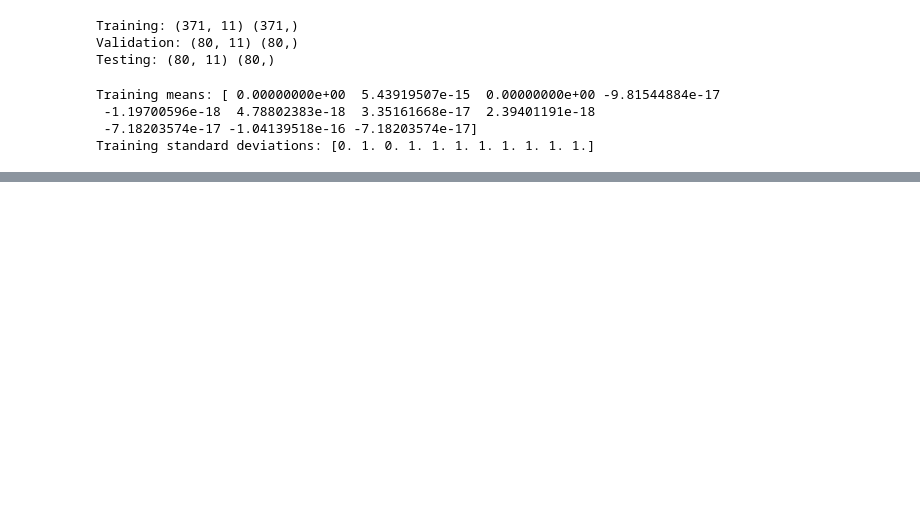
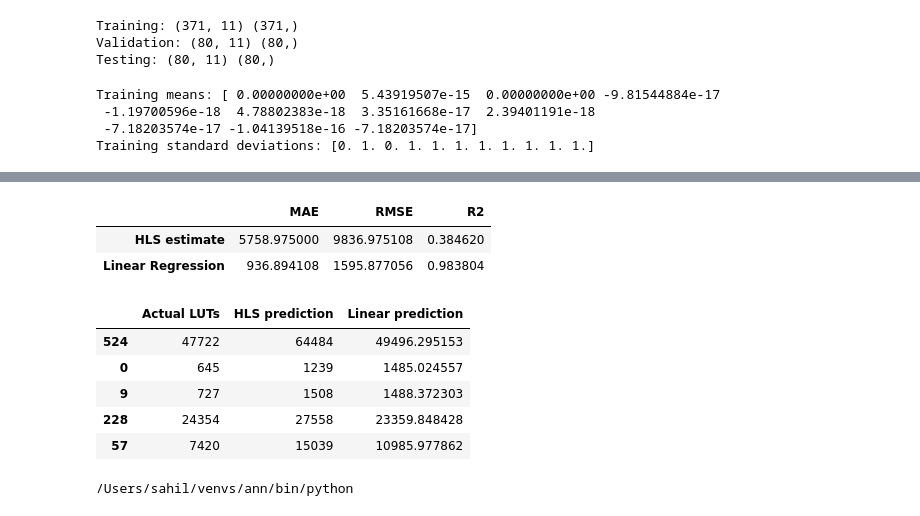
Before and after one commit to sahilbhatt89/CircuitCost, a Jupyter notebook: Notebboks/dataPrep.ipynb, the cells around one changed output, grey strips where cells are left out. Drawn from its saved outputs; the diff is of its cells as text; code cells hidden in the pictures; blank space fills up the shorter version.

```diff
--- a/Notebboks/dataPrep.ipynb
+++ b/Notebboks/dataPrep.ipynb
@@ -122,0 +144,13 @@ Training standard deviations: [0. 1. 0. 1. 1. 1. 1. 1. 1. 1. 1.]
+# %%
+#Establishing a baseline
+#Baseline 1: HLS estimate , Prediction rule = Predicted implementation LUTs=HLS lut
+#Baseline 2: Linear regression, Prediction rule = Weighted combination of selected HLS feature
+
+from sklearn.linear_model import LinearRegression
+from sklearn.metrics import (
+    mean_absolute_error,
+    mean_squared_error,
+    r2_score,
+)
+
+pred_hls_val = X_val["lut"].to_numpy()
@@ -122,0 +172,32 @@ Training standard deviations: [0. 1. 0. 1. 1. 1. 1. 1. 1. 1. 1.]
+# %%
+#Check the result
+results = pd.DataFrame({
+    "HLS estimate" : evaluate_predictions(y_val, pred_hls_val),
+    "Linear Regression" : evaluate_predictions(y_val,pred_linear_val),
+}).T
+
+display(results)
+# %% [output]
+|  | MAE | RMSE | R2 |
+| HLS estimate | 5758.975000 | 9836.975108 | 0.384620 |
+| Linear Regression | 936.894108 | 1595.877056 | 0.983804 |
+# %%
+comparison = pd.DataFrame({
+    "Actual LUTs": y_val,
+    "HLS prediction": pred_hls_val,
+    "Linear prediction": pred_linear_val,
+})
+
+display(comparison.head())
+# %% [output]
+|  | Actual LUTs | HLS prediction | Linear prediction |
+| 524 | 47722 | 64484 | 49496.295153 |
+| 0 | 645 | 1239 | 1485.024557 |
+| 9 | 727 | 1508 | 1488.372303 |
+| 228 | 24354 | 27558 | 23359.848428 |
+| 57 | 7420 | 15039 | 10985.977862 |
+# %%
+import sys
+print(sys.executable)
+# %% [output]
+/Users/sahil/venvs/ann/bin/python
```
Also changed, not shown: parts of 11 cells of this notebook, 2 other files.
